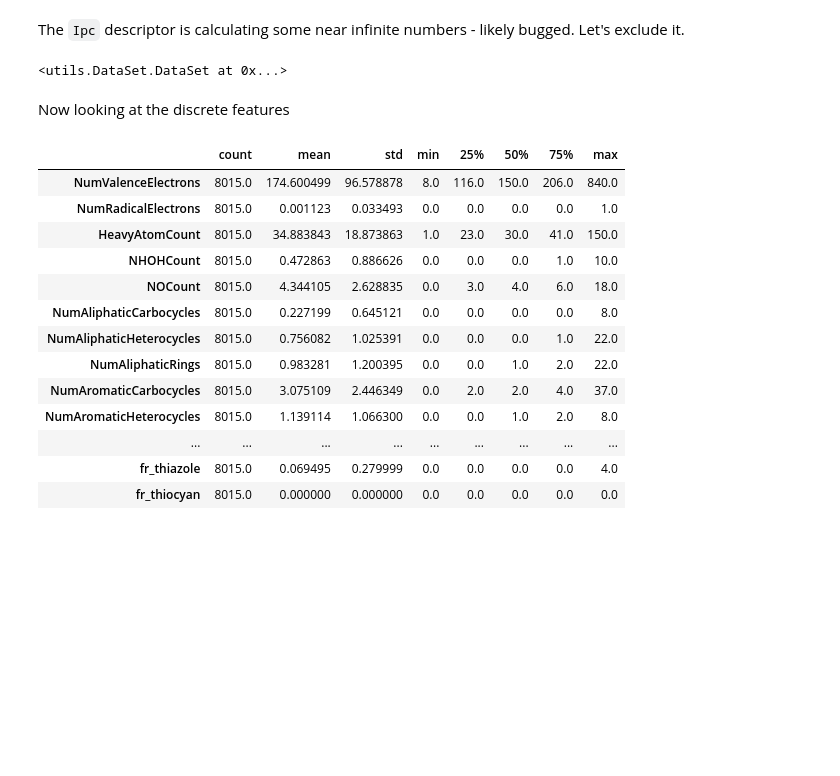
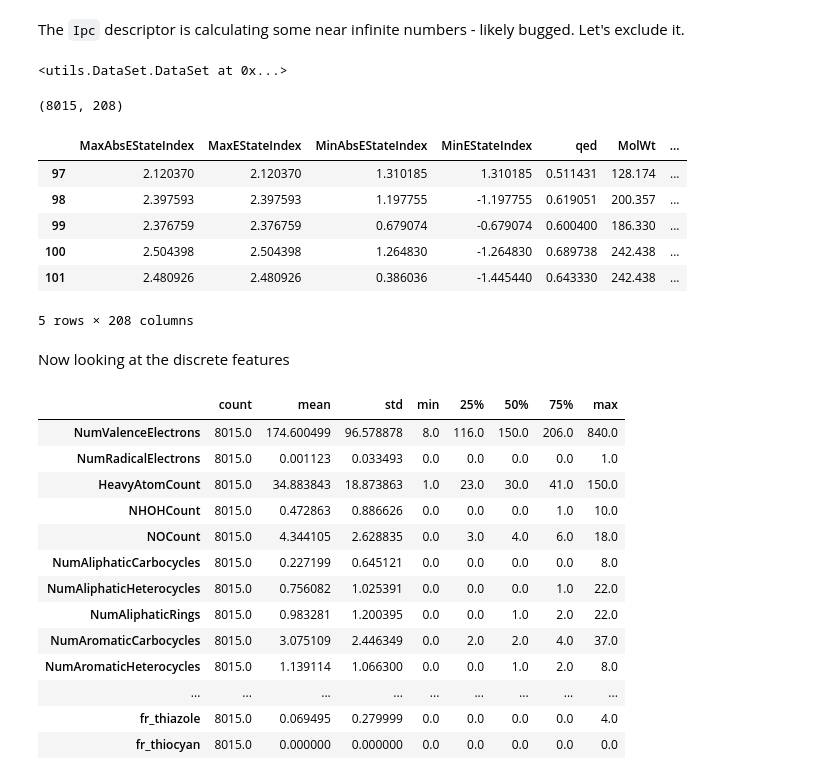
Before and after one commit to ChrisCollison/spectrum, a Jupyter notebook: example_estimators_rdkit.ipynb, the cells around one changed output. Saved outputs shown, nothing was run; the diff lists cells and outputs as text; code cells hidden in the pictures; blank space fills up the shorter version.

```diff
--- a/example_estimators_rdkit.ipynb
+++ b/example_estimators_rdkit.ipynb
@@ -90,3 +90,15 @@ The `Ipc` descriptor is calculating some near infinite numbers - likely bugged.
 lec_data.drop_features(["Ipc"])
 # %% [output]
 <utils.DataSet.DataSet at 0x...>
+# %%
+print (lec_data.X.shape)
+lec_data.X.head()
+# %% [output]
+(8015, 208)
+|  | MaxAbsEStateIndex | MaxEStateIndex | MinAbsEStateIndex | MinEStateIndex | qed | MolWt | ... |
+| 97 | 2.120370 | 2.120370 | 1.310185 | 1.310185 | 0.511431 | 128.174 | ... |
+| 98 | 2.397593 | 2.397593 | 1.197755 | -1.197755 | 0.619051 | 200.357 | ... |
+| 99 | 2.376759 | 2.376759 | 0.679074 | -0.679074 | 0.600400 | 186.330 | ... |
+| 100 | 2.504398 | 2.504398 | 1.264830 | -1.264830 | 0.689738 | 242.438 | ... |
+| 101 | 2.480926 | 2.480926 | 0.386036 | -1.445440 | 0.643330 | 242.438 | ... |
+5 rows × 208 columns
```
Also changed, not shown: parts of 8 cells of this notebook, 5 other files.
